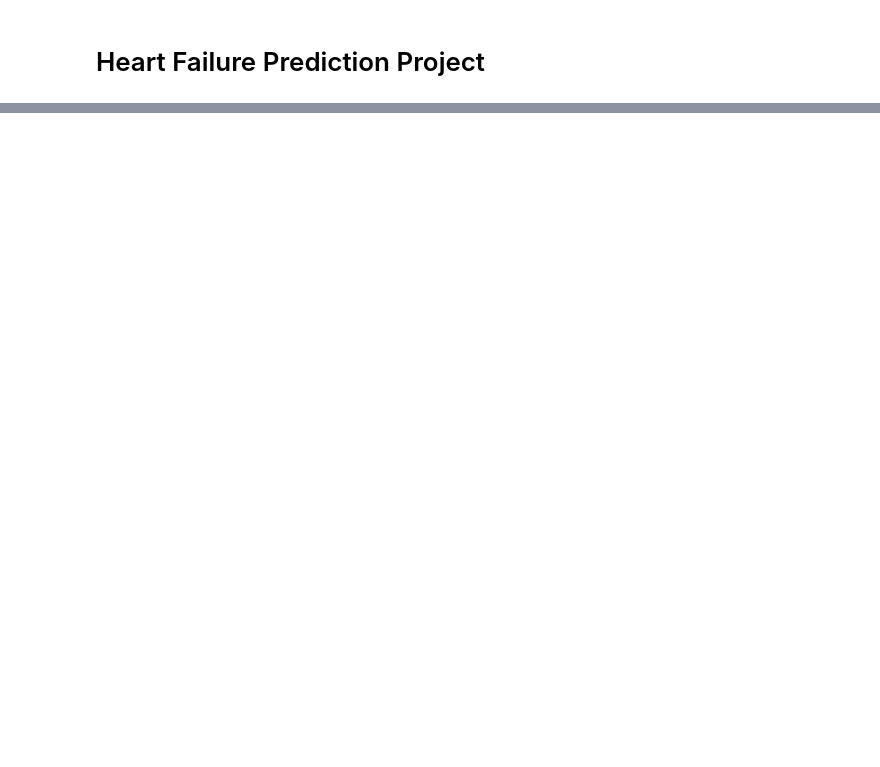
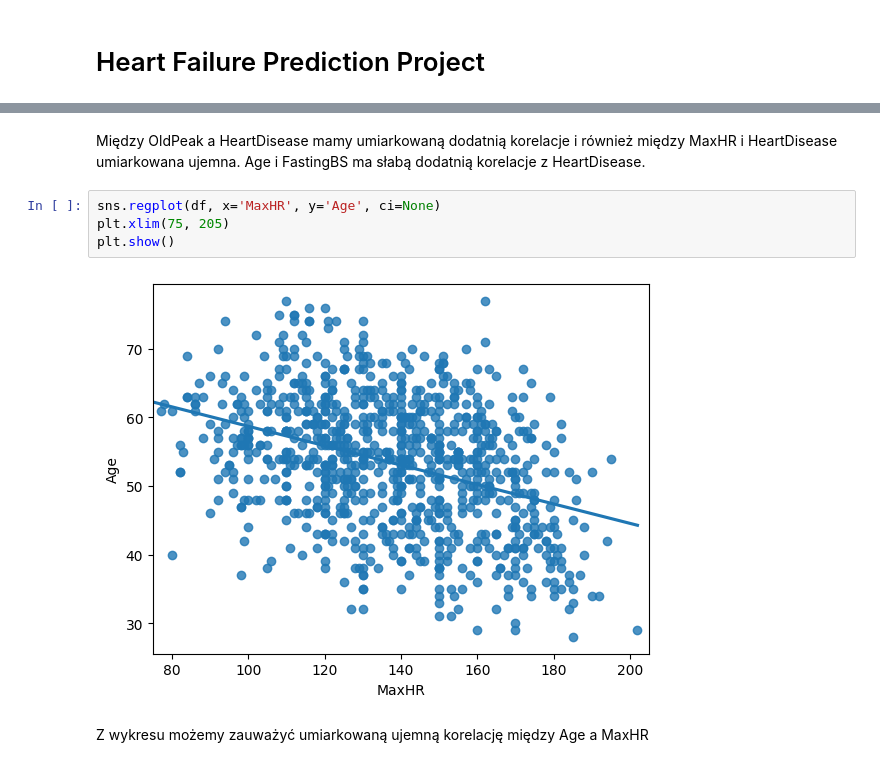
Before and after one commit to Blazejost/Heart-Failure-Prediction-Project, a Jupyter notebook: heart_failure.ipynb, the cells around one changed output, grey strips where cells are left out. Drawn from its saved outputs; the diff is of its cells as text; blank space fills up the shorter version.

```diff
--- a/heart_failure.ipynb
+++ b/heart_failure.ipynb
@@ -152,0 +151,10 @@ sns.violinplot(df)
+# %% [markdown]
+Między OldPeak a HeartDisease mamy umiarkowaną dodatnią korelacje i również między MaxHR i HeartDisease umiarkowana ujemna. Age i FastingBS ma słabą dodatnią korelacje z HeartDisease.
+# %%
+sns.regplot(df, x='MaxHR', y='Age', ci=None)
+plt.xlim(75, 205)
+plt.show()
+# %% [output]
+[figure, added]
+# %% [markdown]
+Z wykresu możemy zauważyć umiarkowaną ujemną korelację między Age a MaxHR
```
Also changed, not shown: parts of 53 cells of this notebook.
